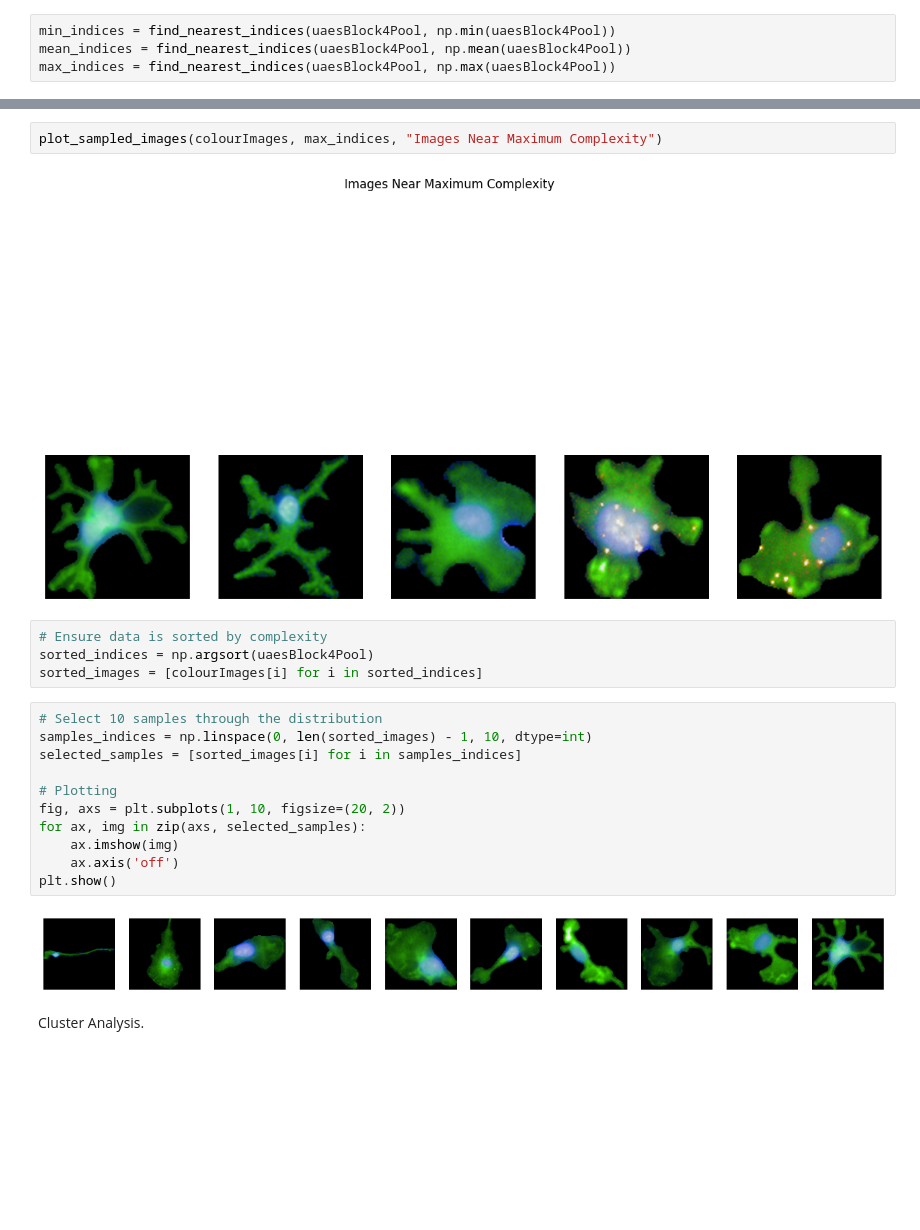
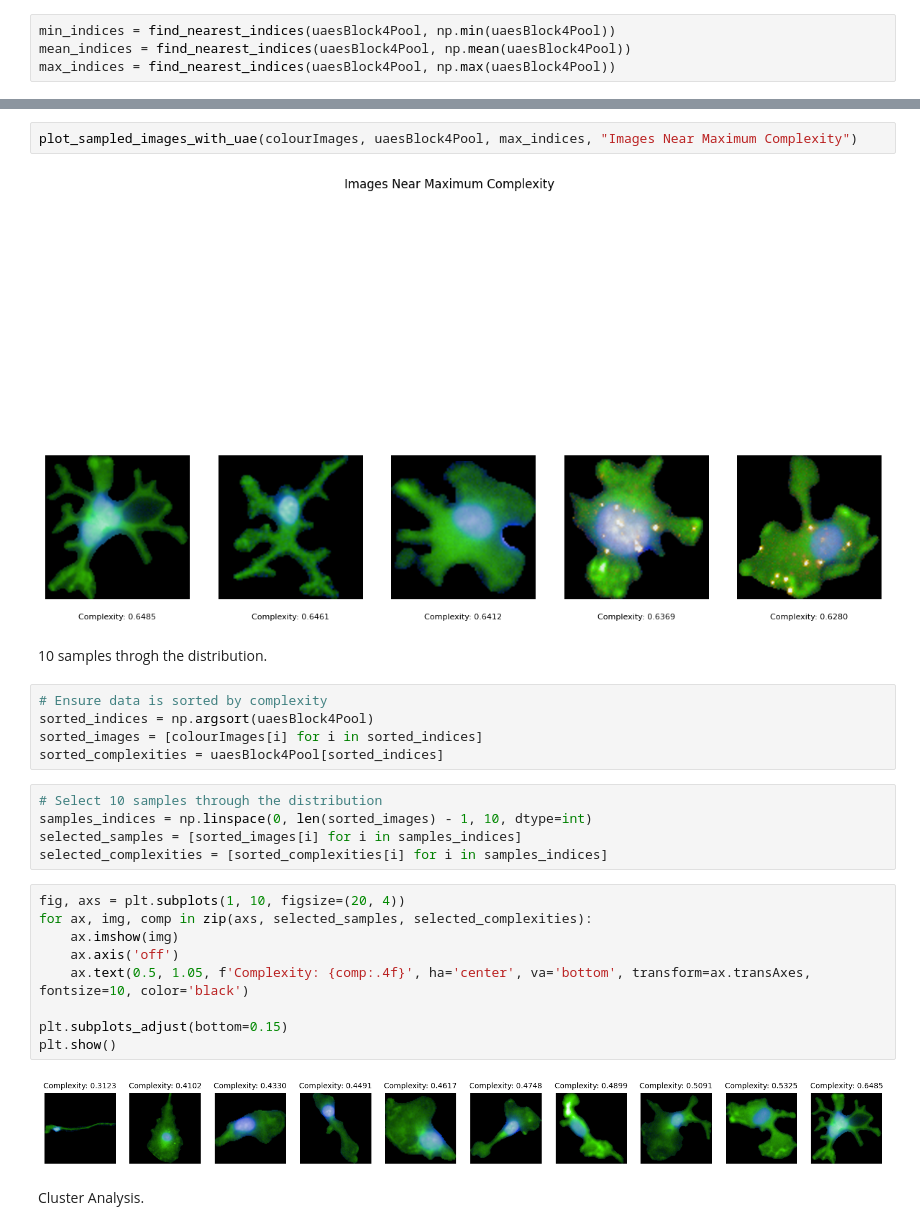
Before and after one commit to AnabilHoque/COMP0138, a Jupyter notebook: uae.ipynb, the cells around one changed output, grey strips where cells are left out. Drawn from its saved outputs; the diff is of its cells as text; blank space fills up the shorter version.

```diff
--- a/uae.ipynb
+++ b/uae.ipynb
@@ -148,24 +164,30 @@ plot_sampled_images(colourImages, mean_indices, "Images Near Mean Complexity")
 # %%
-plot_sampled_images(colourImages, max_indices, "Images Near Maximum Complexity")
+plot_sampled_images_with_uae(colourImages, uaesBlock4Pool, max_indices, "Images Near Maximum Complexity")
 # %% [output]
-[figure, old version]
+[figure, new version]
+# %% [markdown]
+10 samples throgh the distribution.
 # %%
 # Ensure data is sorted by complexity
 sorted_indices = np.argsort(uaesBlock4Pool)
 sorted_images = [colourImages[i] for i in sorted_indices]
+sorted_complexities = uaesBlock4Pool[sorted_indices]
 # %%
 # Select 10 samples through the distribution
 samples_indices = np.linspace(0, len(sorted_images) - 1, 10, dtype=int)
 selected_samples = [sorted_images[i] for i in samples_indices]
-
-# Plotting
-fig, axs = plt.subplots(1, 10, figsize=(20, 2))
-for ax, img in zip(axs, selected_samples):
-    ax.imshow(img)
-    ax.axis('off')
-plt.show()
+selected_complexities = [sorted_complexities[i] for i in samples_indices]
-# %% [output]
-[figure, removed]
+# %%
+fig, axs = plt.subplots(1, 10, figsize=(20, 4))
+for ax, img, comp in zip(axs, selected_samples, selected_complexities):
+    ax.imshow(img)
+    ax.axis('off')
+    ax.text(0.5, 1.05, f'Complexity: {comp:.4f}', ha='center', va='bottom', transform=ax.transAxes, fontsize=10, color='black')
+
+plt.subplots_adjust(bottom=0.15)
+plt.show()
+# %% [output]
+[figure, added]
 # %% [markdown]
 Cluster Analysis.
 # %%
```
Also changed, not shown: parts of 5 cells of this notebook.
